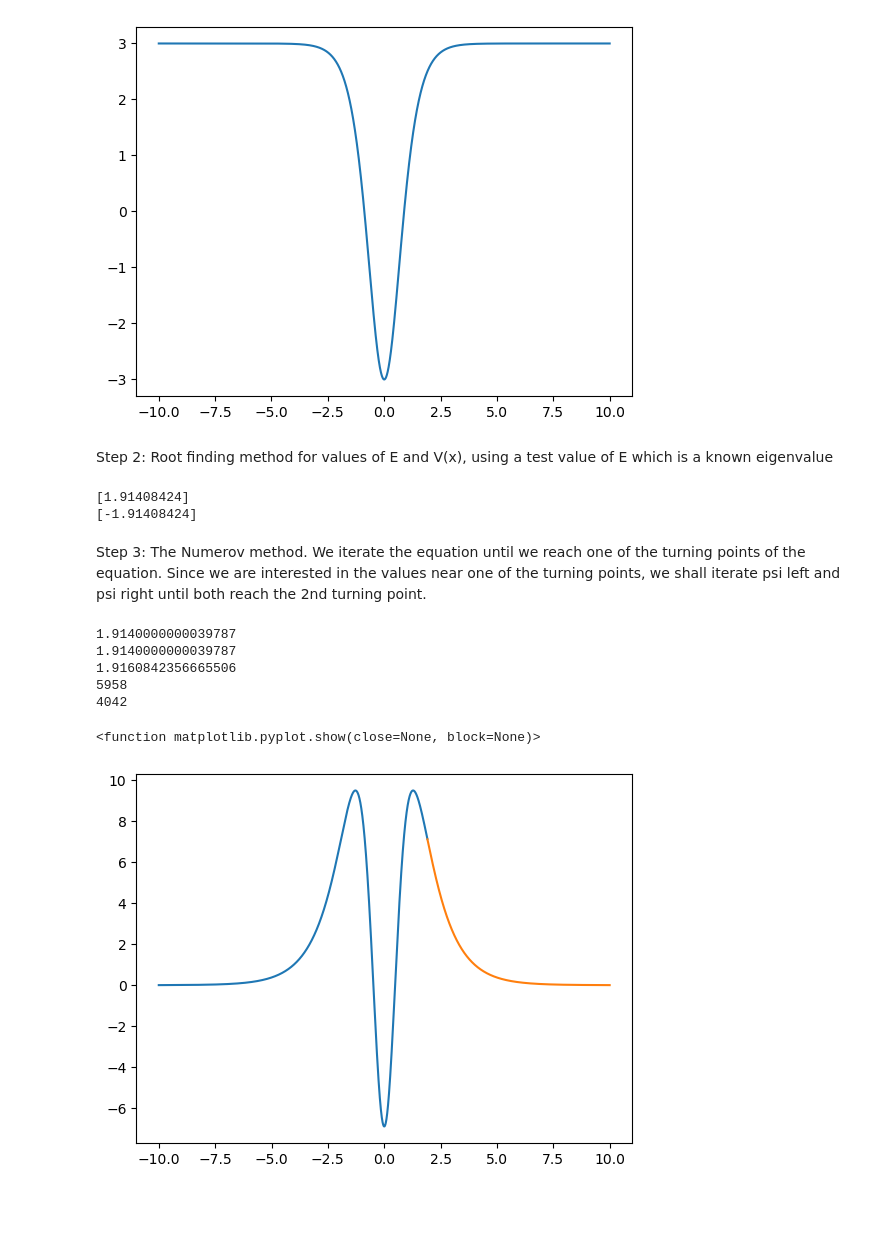
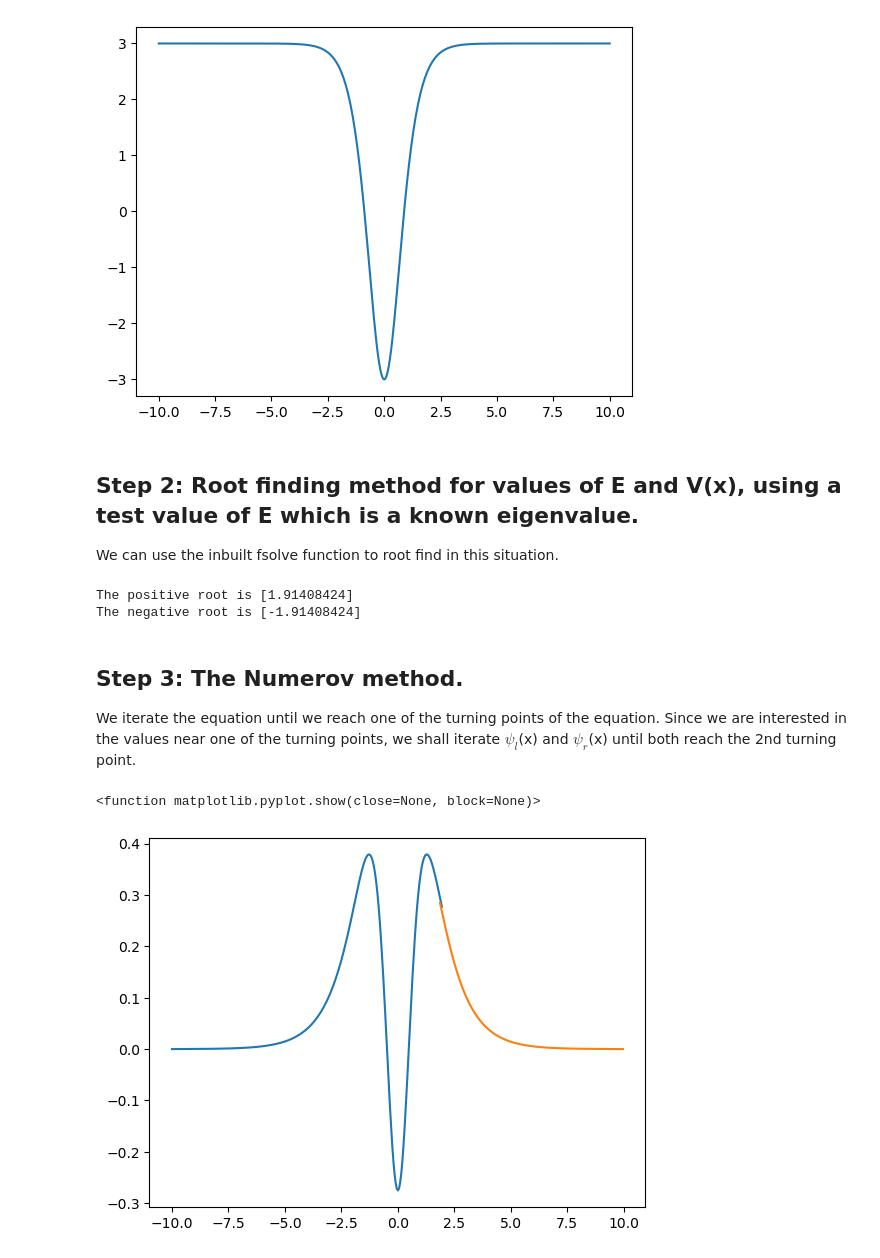
Before and after one commit to notbadamtish/SIF3012, a Jupyter notebook: Finding the Eigenvalues for the Schrodinger's equation for a given potential.ipynb, the cells around one changed output. Cells and saved outputs as stored; diff of their text form; code cells hidden in the pictures; blank space fills up the shorter version.

```diff
--- a/Finding the Eigenvalues for the Schrodinger's equation for a given potential.ipynb
+++ b/Finding the Eigenvalues for the Schrodinger's equation for a given potential.ipynb
@@ -14,8 +60,13 @@ But before all that, let us initalise our constants and call libraries
 # %%
 import numpy as np
 import matplotlib.pyplot as plt
+from scipy.optimize import root_scalar
+from scipy.optimize import fsolve
 hbar = 1
 m = 1
 alpha = 1
 lambda_symbol = 4
-n = 10000
+#Range for x
+x0, xf = -10, 10
+# Step size
+h = 0.05
@@ -25,57 +106,51 @@ Step 1: We graph out the potential
 def V(x):
     return (hbar**2)*(alpha**2)*lambda_symbol*(lambda_symbol-1)*((1/2)-(1/(np.cosh(alpha*x)**2)))/2*m
 
-x = np.linspace(-10,10,n)
+x = np.arange(x0, xf + h, h)
 plt.plot(x,V(x))
 plt.show()
 # %% [output]
 [figure]
 # %% [markdown]
-Step 2: Root finding method for values of E and V(x), using a test value of E which is a known eigenvalue
+## Step 2: Root finding method for values of E and V(x), using a test value of E which is a known eigenvalue.
+We can use the inbuilt fsolve function to root find in this situation.
 # %%
-from scipy.optimize import fsolve
-def f_root(x):
+
+def f_root(x,E):
     return V(x)-E
 E=2.5
-positiveroot = fsolve(f_root,5)
-print (positiveroot)
-negativeroot = fsolve(f_root,-5)
-print (negativeroot)
+positiveroot = fsolve(f_root,5,E)
+print ("The positive root is",positiveroot)
+negativeroot = fsolve(f_root,-5,E)
+print ("The negative root is",negativeroot)
 # %% [output]
-[1.91408424]
-[-1.91408424]
+The positive root is [1.91408424]
+The negative root is [-1.91408424]
 # %% [markdown]
-Step 3: The Numerov method.
-We iterate the equation until we reach one of the turning points of the equation. Since we are interested in the values near one of the turning points, we shall iterate psi left and psi right until both reach the 2nd turning point.
+## Step 3: The Numerov method.
+We iterate the equation until we reach one of the turning points of the equation. Since we are interested in the values near one of the turning points, we shall iterate $\psi_l$(x) and $\psi_r$(x) until both reach the 2nd turning point.
 # %%
 def numerov(E, x, h):
     N = len(x)
     psi = np.zeros(N)
     psi[0], psi[1] = 0.0, 1e-5
 
     f = lambda xi: 2 * m / hbar**2 * (E - V(xi))
 
     for i in range(1, N - 1):
         psi[i + 1] = (2 * (1 - 5 * h**2 * f(x[i]) / 12) * psi[i] - (1 + h**2 * f(x[i - 1]) / 12) * psi[i - 1]) / (1 + h**2 * f(x[i + 1])/ 12)
 
     return psi
 
-x0, xf = -10, 10  # Range for x
-h = 0.002               # Step size
-xfull= np.arange(x0,xf,h)
-xleft = np.arange(x0, positiveroot, h)
-xright = np.arange(positiveroot+h, xf, h)
+
+xleft = np.arange(x0, positiveroot+h, h)
+xright = np.arange(positiveroot-h, xf, h)
 psileft = numerov(E, xleft, h)
 psiright = numerov(E, xright[::-1], h)[::-1]
 
 plt.plot(xleft,psileft)
 plt.plot(xright,psiright)
 plt.show
 # %% [output]
-1.9140000000039787
-1.9140000000039787
-1.9160842356665506
-5958
-4042
+<function matplotlib.pyplot.show(close=None, block=None)>
-<function matplotlib.pyplot.show(close=None, block=None)>
-[figure, old version]
+[figure, new version]
```
Also changed, not shown: parts of 11 cells of this notebook.
